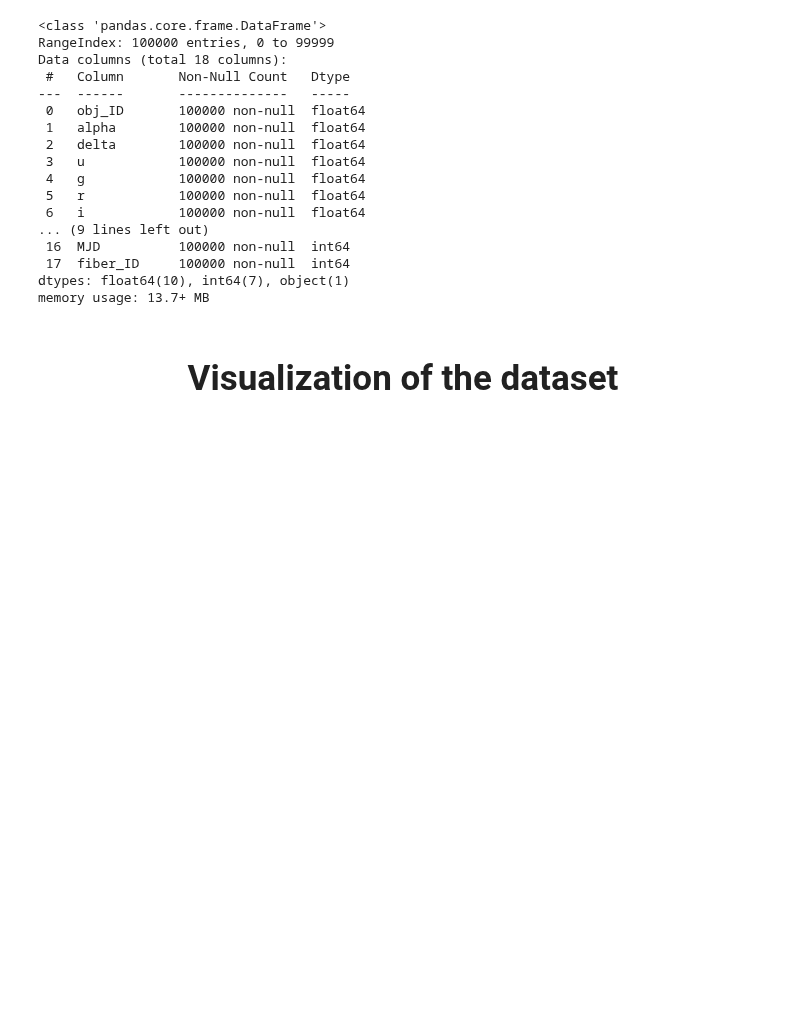
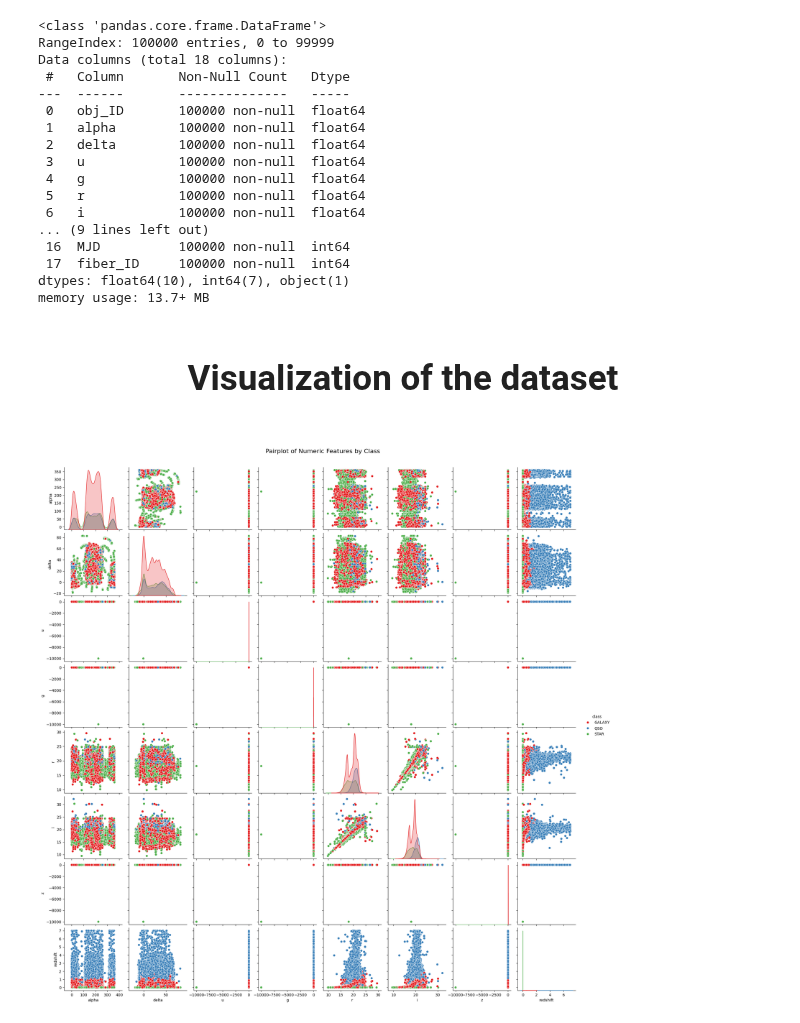
Before and after one commit to Mortti11/Deep_Learning, a Jupyter notebook: classification/classification_ann.ipynb, the cells around one changed output. Cells and saved outputs as stored; diff of their text form; code cells hidden in the pictures; blank space fills up the shorter version.

```diff
--- a/classification/classification_ann.ipynb
+++ b/classification/classification_ann.ipynb
@@ -169,3 +180,13 @@ memory usage: 13.7+ MB
 ">
   Visualization of the dataset
 </h1>
+# %%
+# Plotting histograms of numeric features to understand their distributions
+numeric_features = ['alpha', 'delta', 'u', 'g', 'r', 'i', 'z', 'redshift']
+# %%
+# Pairplot to see relationships between numeric features
+sns.pairplot(df[numeric_features + ['class']], hue='class', palette='Set1', diag_kind='kde')
+plt.suptitle('Pairplot of Numeric Features by Class', y=1.02, fontsize=16)
+plt.show()
+# %% [output]
+[figure, added]
```
Also changed, not shown: parts of 14 cells of this notebook.
